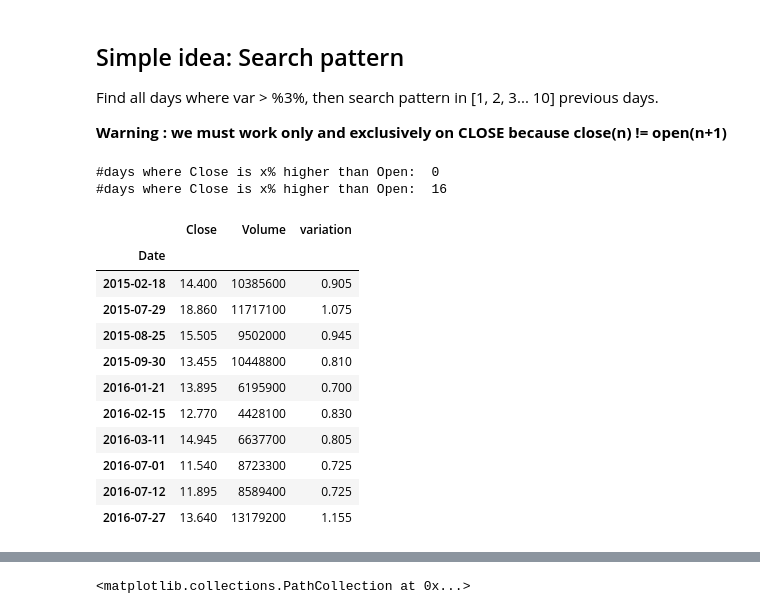
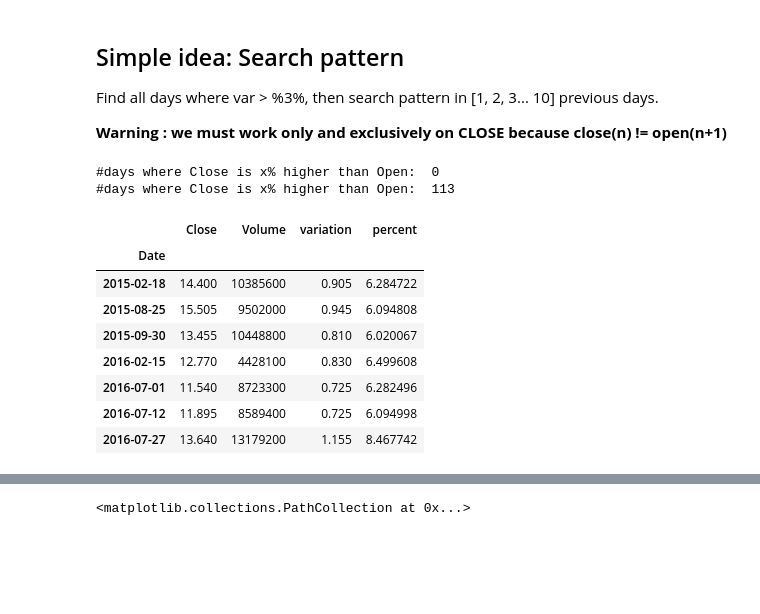
Before and after one commit to MrGreenRubato/notebooks, a Jupyter notebook: stocks/Stocks reader.ipynb, the cells around one changed output, grey strips where cells are left out. Saved outputs shown, nothing was run; the diff lists cells and outputs as text; code cells hidden in the pictures; blank space fills up the shorter version.

```diff
--- a/stocks/Stocks reader.ipynb
+++ b/stocks/Stocks reader.ipynb
@@ -197,13 +197,15 @@ Find all days where var > %3%, then search pattern in [1, 2, 3... 10] previous d
 
 __Warning : we must work only and exclusively on CLOSE because close(n) != open(n+1)__
 # %%
-threshold = 0.05
-UG_2015_16 = UG.loc['2015-01-01':, ['Close', 'Volume']]
+threshold = 0.03
+UG_2015_16 = UG.loc['2010-01-01':, ['Close', 'Volume']]
 
 df = UG_2015_16
 
 #print('#days where Close is x% higher than Open: ', df[df.Close>df.Open*(1+threshold)].Open.count())
 #print(df[df.Close>=df.Open*(1+threshold)])
+
+##This DOESN'T WORK
 print('#days where Close is x% higher than Open: ', df[df.Close.diff()>df.Close*(1+threshold)].Close.count())
 
 RNO_2015_16 = RNO.loc['2010-01-01':, ['Open', 'Close', 'Volume']]
@@ -213,25 +215,25 @@ print('#days where Close is x% higher than Open: ', df[df.Close>df.Open*(1+thres
 #print(df[df.Close>=df.Open*(1+threshold)])
 # %% [output]
 #days where Close is x% higher than Open:  0
-#days where Close is x% higher than Open:  16
+#days where Close is x% higher than Open:  113
 # %%
+threshold = 0.05
+UG_2015_16 = UG.loc['2015-01-01':, ['Close', 'Volume']]
 df = UG_2015_16
 df['variation'] = df.Close.diff()
+df['percent'] = (df.Close.diff()/df.Close)*100
 
 df[df.variation > df.Close*threshold]
 # %% [output]
-|  | Close | Volume | variation |
-| Date |  |  |  |
-| 2015-02-18 | 14.400 | 10385600 | 0.905 |
-| 2015-07-29 | 18.860 | 11717100 | 1.075 |
-| 2015-08-25 | 15.505 | 9502000 | 0.945 |
-| 2015-09-30 | 13.455 | 10448800 | 0.810 |
-| 2016-01-21 | 13.895 | 6195900 | 0.700 |
-| 2016-02-15 | 12.770 | 4428100 | 0.830 |
-| 2016-03-11 | 14.945 | 6637700 | 0.805 |
-| 2016-07-01 | 11.540 | 8723300 | 0.725 |
-| 2016-07-12 | 11.895 | 8589400 | 0.725 |
-| 2016-07-27 | 13.640 | 13179200 | 1.155 |
+|  | Close | Volume | variation | percent |
+| Date |  |  |  |  |
+| 2015-02-18 | 14.400 | 10385600 | 0.905 | 6.284722 |
+| 2015-08-25 | 15.505 | 9502000 | 0.945 | 6.094808 |
+| 2015-09-30 | 13.455 | 10448800 | 0.810 | 6.020067 |
+| 2016-02-15 | 12.770 | 4428100 | 0.830 | 6.499608 |
+| 2016-07-01 | 11.540 | 8723300 | 0.725 | 6.282496 |
+| 2016-07-12 | 11.895 | 8589400 | 0.725 | 6.094998 |
+| 2016-07-27 | 13.640 | 13179200 | 1.155 | 8.467742 |
 # %%
 import numpy as np
 import numpy.ma as ma
```
Also changed, not shown: parts of 5 cells of this notebook.
